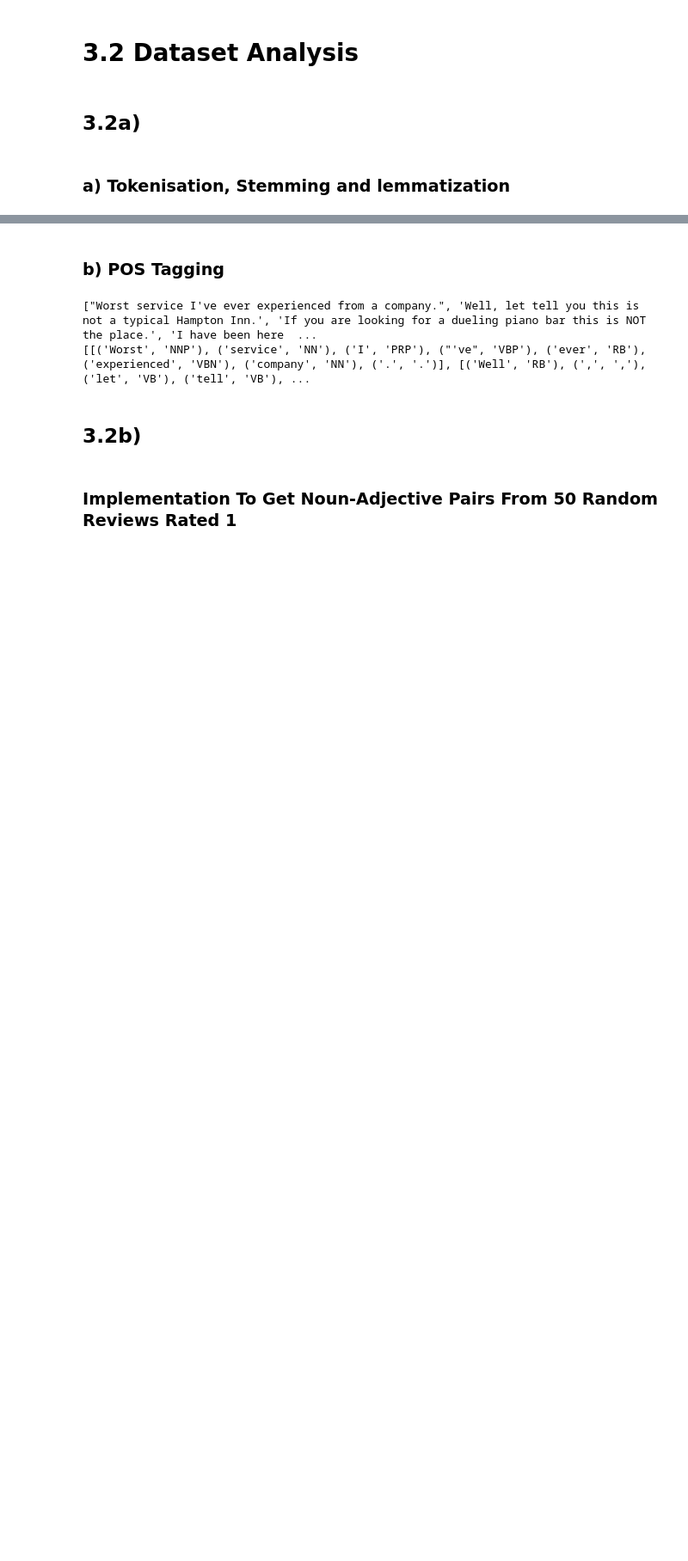
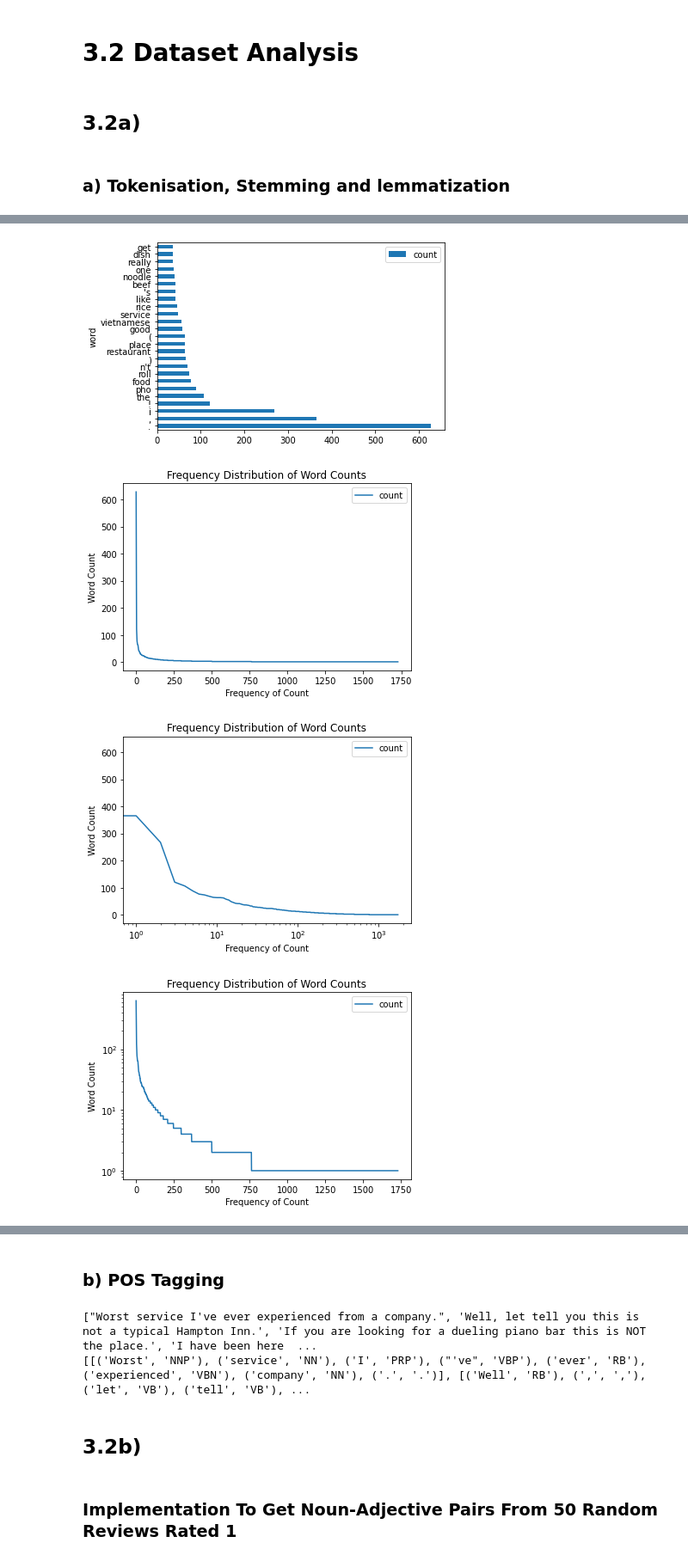
Before and after one commit to ABHISHEK03312/NLP-Assignment1, a Jupyter notebook: nlp-project1.ipynb, the cells around one changed output, grey strips where cells are left out. Shown at 86% size. Cells and saved outputs as stored; diff of their text form; code cells hidden in the pictures; blank space fills up the shorter version.

```diff
--- a/nlp-project1.ipynb
+++ b/nlp-project1.ipynb
@@ -307,0 +419,11 @@ Wordnet_lematization_B2=business_wordnet(reviews_B2_sentences)
+# %%
+crudeCountPlot(lemma_B1_freq_table[0:25])
+frequencyDistributionChart(lemma_B1_freq_table)
+frequencyDistributionChart_logXTransformed(lemma_B1_freq_table)
+frequencyDistributionChart_logYTransformed(lemma_B1_freq_table)
+frequencyDistributionChart_loglogTransformed(lemma_B1_freq_table)
+# %% [output]
+[figure, added]
+[figure, added]
+[figure, added]
+[figure, added]
```
Also changed, not shown: parts of 20 cells of this notebook.
